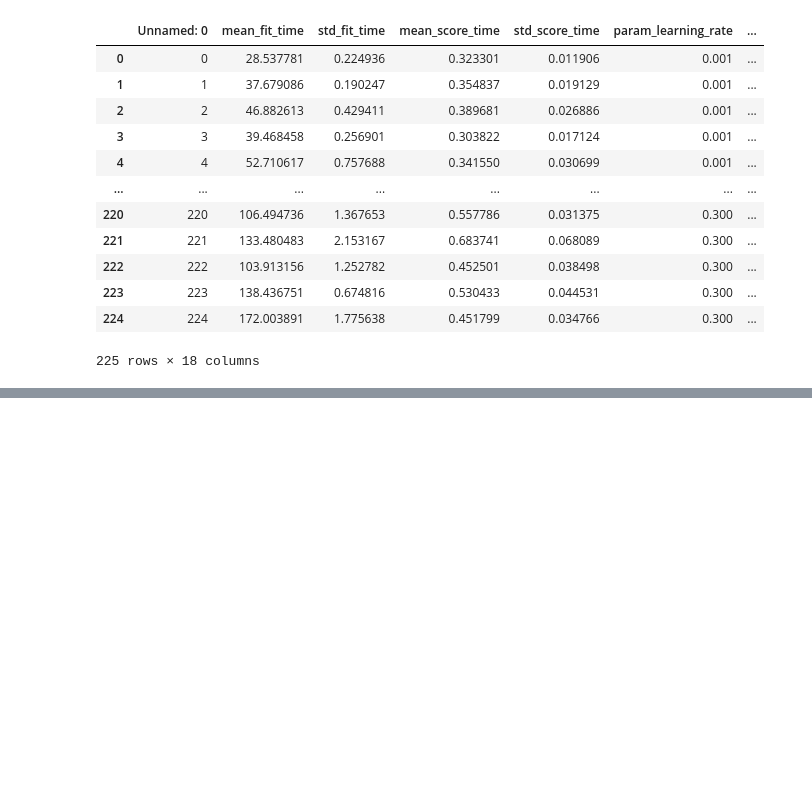
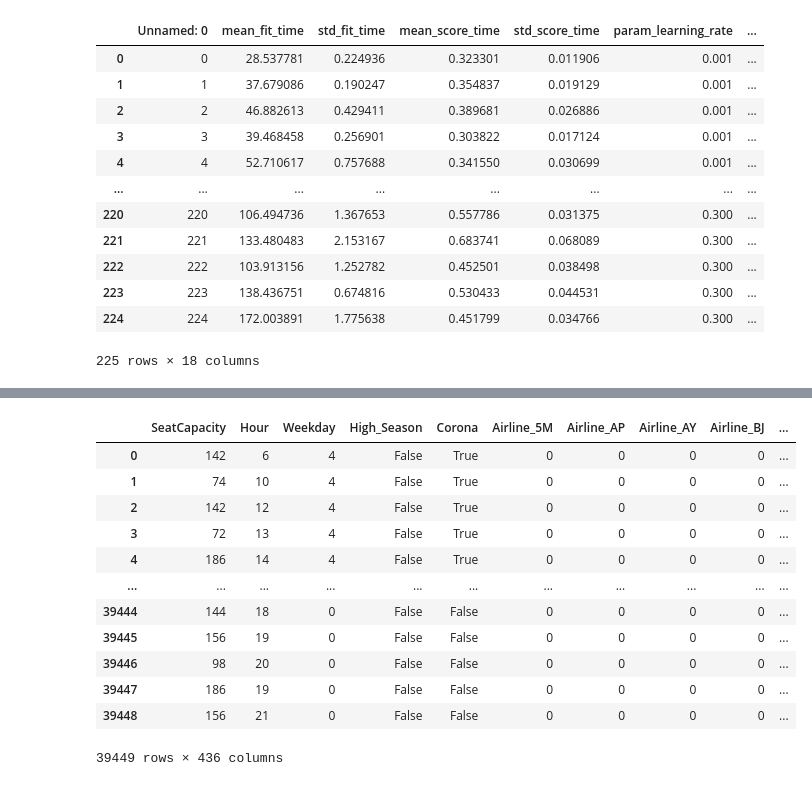
Before and after one commit to MatildeDP/ComputationalDataAnalysisProject, a Jupyter notebook: RandomForest.ipynb, the cells around one changed output, grey strips where cells are left out. Drawn from its saved outputs; the diff is of its cells as text; code cells hidden in the pictures; blank space fills up the shorter version.

```diff
--- a/RandomForest.ipynb
+++ b/RandomForest.ipynb
@@ -142,0 +199,17 @@ df_
+# %%
+
+-pd.read_csv("results/forest_CV2.csv").mean_test_score.max(), -grid.best_score_
+# %% [output]
+|  | SeatCapacity | Hour | Weekday | High_Season | Corona | Airline_5M | Airline_AP | Airline_AY | Airline_BJ | ... |
+| 0 | 142 | 6 | 4 | False | True | 0 | 0 | 0 | 0 | ... |
+| 1 | 74 | 10 | 4 | False | True | 0 | 0 | 0 | 0 | ... |
+| 2 | 142 | 12 | 4 | False | True | 0 | 0 | 0 | 0 | ... |
+| 3 | 72 | 13 | 4 | False | True | 0 | 0 | 0 | 0 | ... |
+| 4 | 186 | 14 | 4 | False | True | 0 | 0 | 0 | 0 | ... |
+| ... | ... | ... | ... | ... | ... | ... | ... | ... | ... | ... |
+| 39444 | 144 | 18 | 0 | False | False | 0 | 0 | 0 | 0 | ... |
+| 39445 | 156 | 19 | 0 | False | False | 0 | 0 | 0 | 0 | ... |
+| 39446 | 98 | 20 | 0 | False | False | 0 | 0 | 0 | 0 | ... |
+| 39447 | 186 | 19 | 0 | False | False | 0 | 0 | 0 | 0 | ... |
+| 39448 | 156 | 21 | 0 | False | False | 0 | 0 | 0 | 0 | ... |
+39449 rows × 436 columns
```
Also changed, not shown: parts of 10 cells of this notebook, 3 other files.
